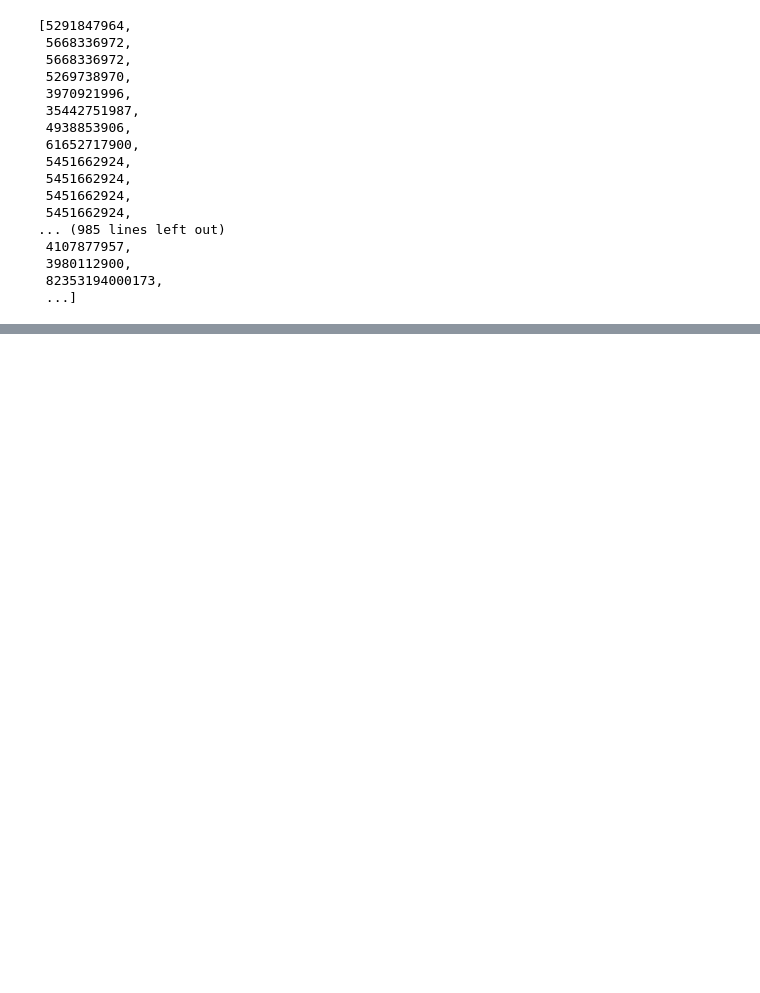
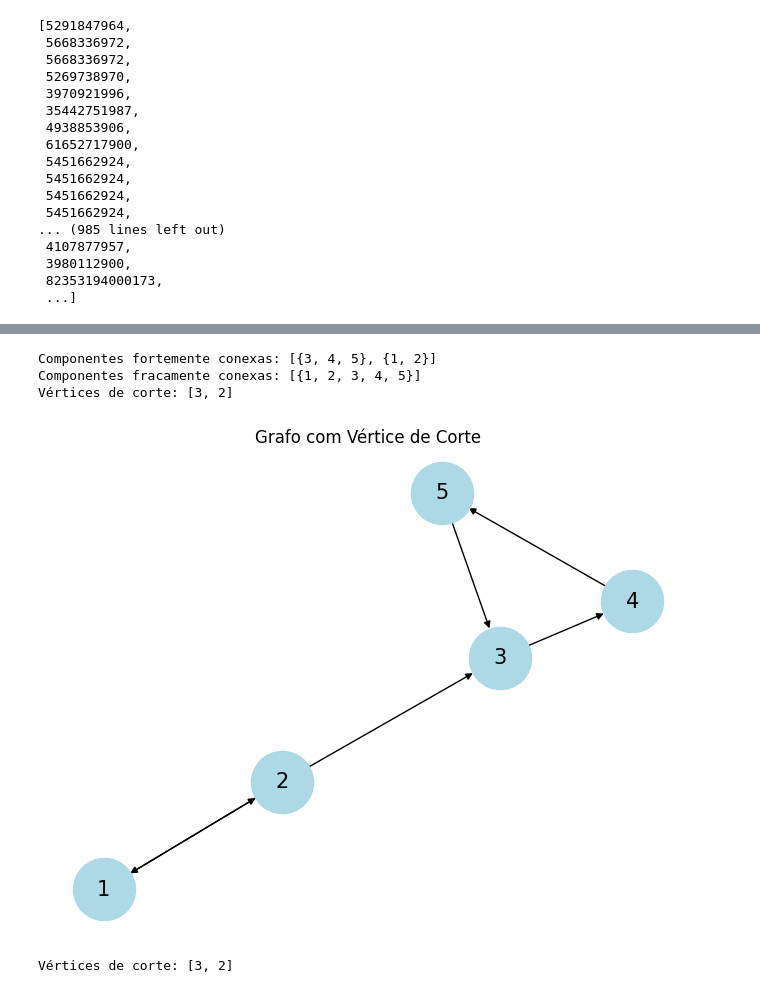
Before and after one commit to mistercapote/atividade_madeireira, a Jupyter notebook: src/example.ipynb, the cells around one changed output, grey strips where cells are left out. Cells and saved outputs as stored; diff of their text form; code cells hidden in the pictures; blank space fills up the shorter version.

Commit message:
add example fortemente realness

```diff
--- a/src/example.ipynb
+++ b/src/example.ipynb
@@ -306 +379,60 @@ Vertices importantes nessa componente:
 {'9094931000170', '59229278000188'}
+# %%
+import networkx as nx
+import matplotlib.pyplot as plt
+
+# Criar um grafo direcionado
+G = nx.DiGraph()
+
+# Adicionar nós e arestas
+G.add_edges_from([
+    (1, 2), (2, 1),  # CFC 1 (1 e 2 fortemente conectados)
+    (2, 3),          # Vértice 2 conecta duas partes do grafo
+    (3, 4), (4, 5), (5, 3)  # CFC 2 (3, 4, 5 fortemente conectados)
+])
+
+# Verificar as componentes fortemente conexas
+strongly_connected = list(nx.strongly_connected_components(G))
+print("Componentes fortemente conexas:", strongly_connected)
+
+# Verificar as componentes fracamente conexas
+weakly_connected = list(nx.weakly_connected_components(G))
+print("Componentes fracamente conexas:", weakly_connected)
+
+# Detectar vértices de corte no grafo (considerando o grafo como não direcionado)
+articulation_points = list(nx.articulation_points(G.to_undirected()))
+print("Vértices de corte:", articulation_points)
+
+# Desenhar o grafo
+pos = nx.spring_layout(G)  # Layout para uma visualização agradável
+nx.draw(G, pos, with_labels=True, node_color='lightblue', edge_color='black', node_size=2000, font_size=15)
+plt.title("Grafo com Vértice de Corte")
+plt.show()
+# %% [output]
+Componentes fortemente conexas: [{3, 4, 5}, {1, 2}]
+Componentes fracamente conexas: [{1, 2, 3, 4, 5}]
+Vértices de corte: [3, 2]
+[figure, added]
+# %%
+import networkx as nx
+import matplotlib.pyplot as plt
+
+# Criar um grafo direcionado
+G = nx.DiGraph()
+
+# Adicionar nós e arestas
+G.add_edges_from([
+    (1, 2), (2, 1),  # CFC 1 (1 e 2 fortemente conectados)
+    (2, 3),          # Vértice 2 conecta duas partes do grafo
+    (3, 4), (4, 5), (5, 3)  # CFC 2 (3, 4, 5 fortemente conectados)
+])
+
+# Detectar vértices de corte (considerando o grafo como não direcionado)
+articulation_points = list(nx.articulation_points(G.to_undirected()))
+print("Vértices de corte:", articulation_points)
+
+# Função para desenhar o grafo com tamanho ajustado
+def draw_graph(G, title):
+    plt.figure(figsize=(6, 4))  # Reduzir o tamanho da figura
+# %% [output]
+Vértices de corte: [3, 2]
```
Also changed, not shown: parts of 6 cells of this notebook, 2 other files.
